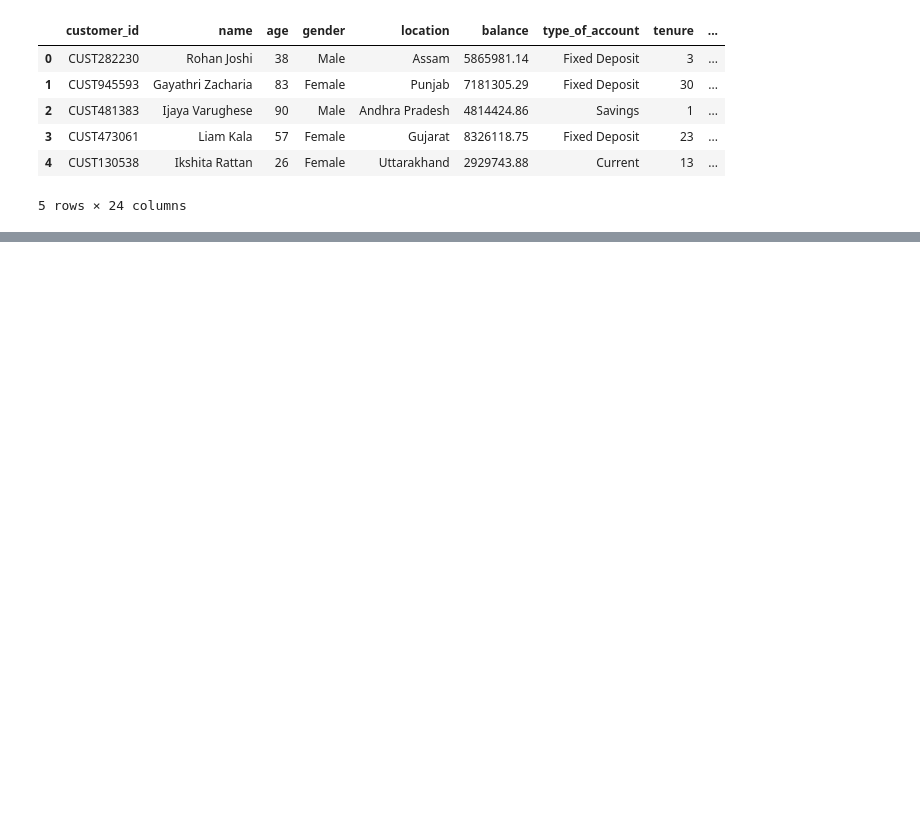
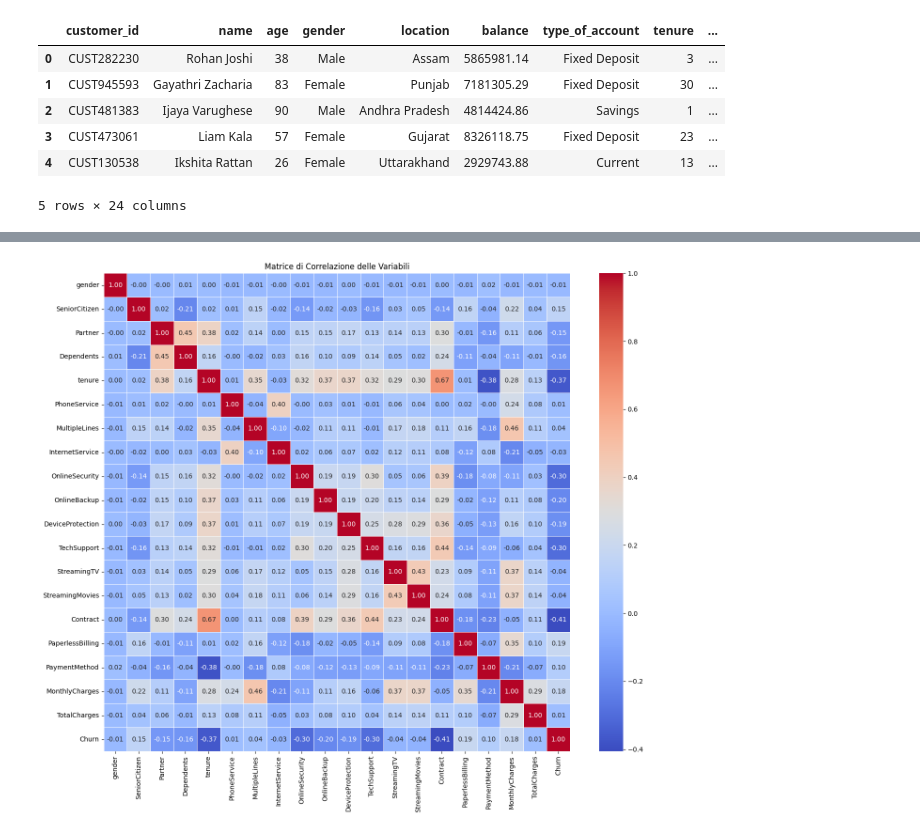
Before and after one commit to carlo99999/F-ckVibeCode, a Jupyter notebook: 4. Customer Churn Predictor/building model.ipynb, the cells around one changed output, grey strips where cells are left out. Saved outputs shown, nothing was run; the diff lists cells and outputs as text; code cells hidden in the pictures; blank space fills up the shorter version.

```diff
--- a/4. Customer Churn Predictor/building model.ipynb
+++ b/4. Customer Churn Predictor/building model.ipynb
@@ -275,0 +171,20 @@ study.optimize(objective,n_trials=10)
+# %%
+import plotly.express as px
+import plotly.graph_objects as go
+import plotly.io as pio
+pio.renderers.default = "notebook"
+from pandas.plotting import scatter_matrix
+
+spearman_correlation_matrix=df.corr(method='spearman')
+kendall_correlation_matrix=df.corr(method='kendall')
+pearson_correlation_matrix=df.corr(method='pearson')
+# %%
+from matplotlib import pyplot as plt
+import seaborn as sns
+plt.figure(figsize=(14, 12))
+sns.heatmap(spearman_correlation_matrix, annot=True, cmap='coolwarm', fmt='.2f', linewidths=0.5)
+plt.title('Matrice di Correlazione delle Variabili')
+plt.tight_layout()
+plt.show()
+# %% [output]
+[figure, added]
```
Also changed, not shown: parts of 35 cells of this notebook, 3 other files.
